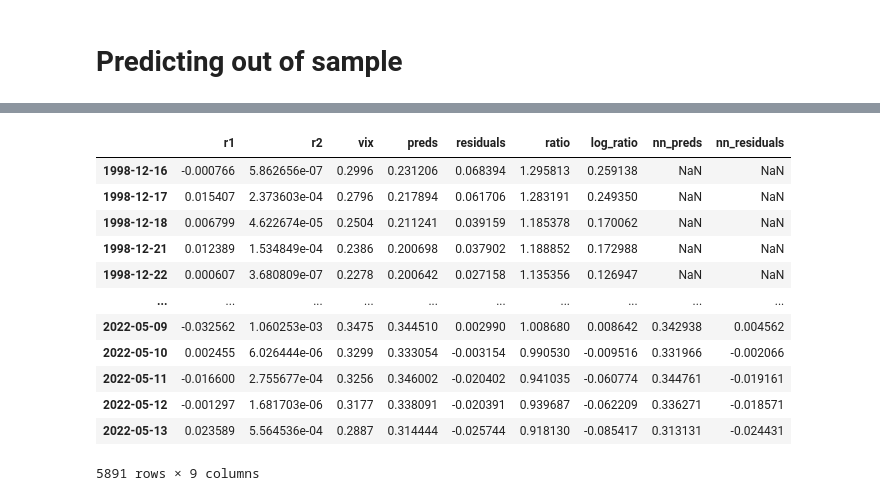
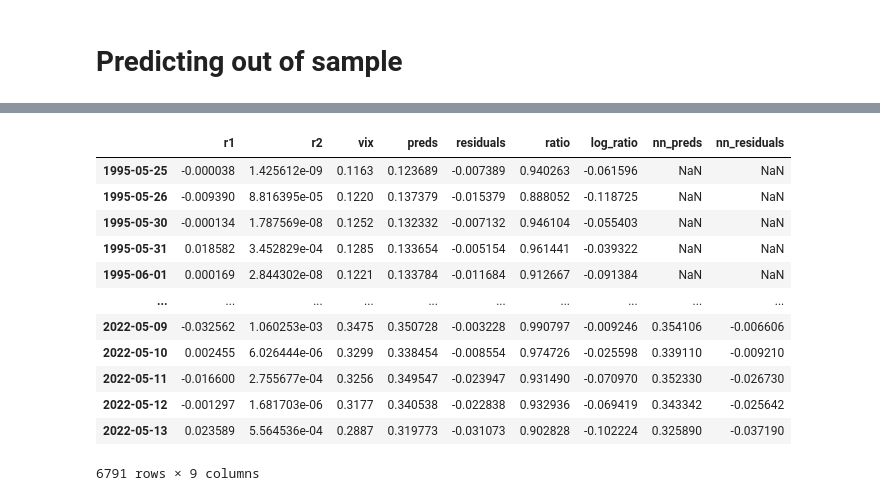
Before and after one commit to luchungi/VolatilityIsMostlyPathDependent, a Jupyter notebook: PDV_plus_NN.ipynb, the cells around one changed output, grey strips where cells are left out. Drawn from its saved outputs; the diff is of its cells as text; code cells hidden in the pictures.

```diff
--- a/PDV_plus_NN.ipynb
+++ b/PDV_plus_NN.ipynb
@@ -49,7 +50,7 @@ data
 | 2018-12-31 | 0.008457 | 7.151452e-05 | 0.2542 |
 6041 rows × 3 columns
 # %%
-window = 1000
+window = 100
 dataset = VIXDataset(data, window)
 dataloader = DataLoader(dataset, batch_size=64, shuffle=True)
 # %% [markdown]
@@ -211 +231,18 @@ len(dataset) // batch_size
+# %%
+# # create validation set
+full_data = create_df_from_yf(spx_data, train_start_date, test_end_date, vix_df=vix_data, log_return=True)
+preds = predict(*res.x, full_data, window)
+df_preds = full_data[window-1:].copy()
+df_preds['preds'] = preds
+df_preds['residuals'] = df_preds['vix'] - df_preds['preds']
+df_preds['ratio'] = df_preds['vix'] / df_preds['preds']
+df_preds['log_ratio'] = np.log(df_preds['ratio'])
+valid_start_date = test_start_date - pd.Timedelta(days=nn_window)
+valid_r_tensor = torch.tensor(df_preds.loc[valid_start_date:test_end_date, 'log_ratio'].values, dtype=torch.float32)
+valid_vix_tensor = torch.tensor(df_preds.loc[valid_start_date:test_end_date, 'vix'].values - vix_mean, dtype=torch.float32)
+valid_pred_tensor = torch.tensor(df_preds.loc[valid_start_date:test_end_date, 'preds'].values - vix_mean, dtype=torch.float32)
+valid_input_tensor = valid_pred_tensor
+# valid_input_tensor = torch.cat((valid_pred_tensor, valid_vix_tensor), dim=1)
+valid_dataset = ResidualDataset(valid_input_tensor, valid_r_tensor, nn_window)
+valid_dataloader = DataLoader(valid_dataset, batch_size=len(valid_dataset), shuffle=False)
 # %%
@@ -267,8 +292,0 @@ data
-# %%
-preds = predict(*res.x, data, window)
-df_preds = data[window-1:].copy()
-df_preds['preds'] = preds
-df_preds['residuals'] = df_preds['vix'] - df_preds['preds']
-df_preds['ratio'] = df_preds['vix'] / df_preds['preds']
-df_preds['log_ratio'] = np.log(df_preds['ratio'])
-df_preds
@@ -289,31 +293,39 @@ df_preds
 # %%
 residual_nn.to('cpu')
 
 # Create sliding window of log_ratio values
-log_ratio_window = np.lib.stride_tricks.sliding_window_view(df_preds['log_ratio'].values, res_window)
+input = np.lib.stride_tricks.sliding_window_view(df_preds['preds'].values - vix_mean, nn_window)
+# input = np.lib.stride_tricks.sliding_window_view(df_preds['log_ratio'].values, nn_window)
+input = torch.tensor(input, dtype=torch.float32)
+
+# # Add vix
+# vix = np.lib.stride_tricks.sliding_window_view(df_preds['vix'].values, nn_window)
+# vix = torch.tensor(vix - vix_mean, dtype=torch.float32)
+# input = torch.cat((input, vix), dim=1)
 
 # Convert to tensor
-log_ratio_tensor = torch.tensor(log_ratio_window, dtype=torch.float32)
+
+
 
 # Use residual_nn to predict
 with torch.no_grad():
-    nn_preds = residual_nn(log_ratio_tensor).squeeze().numpy()[:-1]
+    nn_preds = residual_nn(input).squeeze().numpy()[:-1]
 
 # Add predictions to df_preds with corresponding datetime index
-df_preds.loc[df_preds.index[res_window:], 'nn_preds'] = np.exp(nn_preds)*df_preds.loc[df_preds.index[res_window:], 'preds']
+df_preds.loc[df_preds.index[nn_window:], 'nn_preds'] = np.exp(nn_preds)*df_preds.loc[df_preds.index[nn_window:], 'preds']
 df_preds['nn_residuals'] = df_preds['vix'] - df_preds['nn_preds']
 df_preds
 # %% [output]
 |  | r1 | r2 | vix | preds | residuals | ratio | log_ratio | nn_preds | nn_residuals |
-| 1998-12-16 | -0.000766 | 5.862656e-07 | 0.2996 | 0.231206 | 0.068394 | 1.295813 | 0.259138 | NaN | NaN |
-| 1998-12-17 | 0.015407 | 2.373603e-04 | 0.2796 | 0.217894 | 0.061706 | 1.283191 | 0.249350 | NaN | NaN |
-| 1998-12-18 | 0.006799 | 4.622674e-05 | 0.2504 | 0.211241 | 0.039159 | 1.185378 | 0.170062 | NaN | NaN |
-| 1998-12-21 | 0.012389 | 1.534849e-04 | 0.2386 | 0.200698 | 0.037902 | 1.188852 | 0.172988 | NaN | NaN |
-| 1998-12-22 | 0.000607 | 3.680809e-07 | 0.2278 | 0.200642 | 0.027158 | 1.135356 | 0.126947 | NaN | NaN |
+| 1995-05-25 | -0.000038 | 1.425612e-09 | 0.1163 | 0.123689 | -0.007389 | 0.940263 | -0.061596 | NaN | NaN |
+| 1995-05-26 | -0.009390 | 8.816395e-05 | 0.1220 | 0.137379 | -0.015379 | 0.888052 | -0.118725 | NaN | NaN |
+| 1995-05-30 | -0.000134 | 1.787569e-08 | 0.1252 | 0.132332 | -0.007132 | 0.946104 | -0.055403 | NaN | NaN |
+| 1995-05-31 | 0.018582 | 3.452829e-04 | 0.1285 | 0.133654 | -0.005154 | 0.961441 | -0.039322 | NaN | NaN |
+| 1995-06-01 | 0.000169 | 2.844302e-08 | 0.1221 | 0.133784 | -0.011684 | 0.912667 | -0.091384 | NaN | NaN |
 | ... | ... | ... | ... | ... | ... | ... | ... | ... | ... |
-| 2022-05-09 | -0.032562 | 1.060253e-03 | 0.3475 | 0.344510 | 0.002990 | 1.008680 | 0.008642 | 0.342938 | 0.004562 |
-| 2022-05-10 | 0.002455 | 6.026444e-06 | 0.3299 | 0.333054 | -0.003154 | 0.990530 | -0.009516 | 0.331966 | -0.002066 |
-| 2022-05-11 | -0.016600 | 2.755677e-04 | 0.3256 | 0.346002 | -0.020402 | 0.941035 | -0.060774 | 0.344761 | -0.019161 |
-| 2022-05-12 | -0.001297 | 1.681703e-06 | 0.3177 | 0.338091 | -0.020391 | 0.939687 | -0.062209 | 0.336271 | -0.018571 |
-| 2022-05-13 | 0.023589 | 5.564536e-04 | 0.2887 | 0.314444 | -0.025744 | 0.918130 | -0.085417 | 0.313131 | -0.024431 |
+| 2022-05-09 | -0.032562 | 1.060253e-03 | 0.3475 | 0.350728 | -0.003228 | 0.990797 | -0.009246 | 0.354106 | -0.006606 |
+| 2022-05-10 | 0.002455 | 6.026444e-06 | 0.3299 | 0.338454 | -0.008554 | 0.974726 | -0.025598 | 0.339110 | -0.009210 |
+| 2022-05-11 | -0.016600 | 2.755677e-04 | 0.3256 | 0.349547 | -0.023947 | 0.931490 | -0.070970 | 0.352330 | -0.026730 |
+| 2022-05-12 | -0.001297 | 1.681703e-06 | 0.3177 | 0.340538 | -0.022838 | 0.932936 | -0.069419 | 0.343342 | -0.025642 |
+| 2022-05-13 | 0.023589 | 5.564536e-04 | 0.2887 | 0.319773 | -0.031073 | 0.902828 | -0.102224 | 0.325890 | -0.037190 |
-5891 rows × 9 columns
+6791 rows × 9 columns
```
Also changed, not shown: parts of 14 cells of this notebook, 1 other file.
